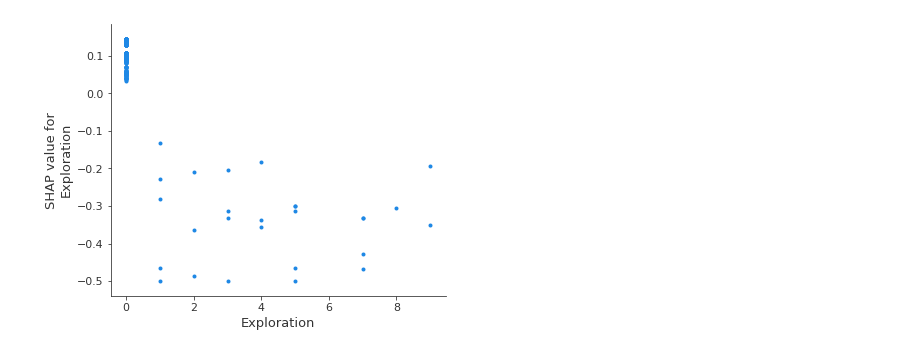
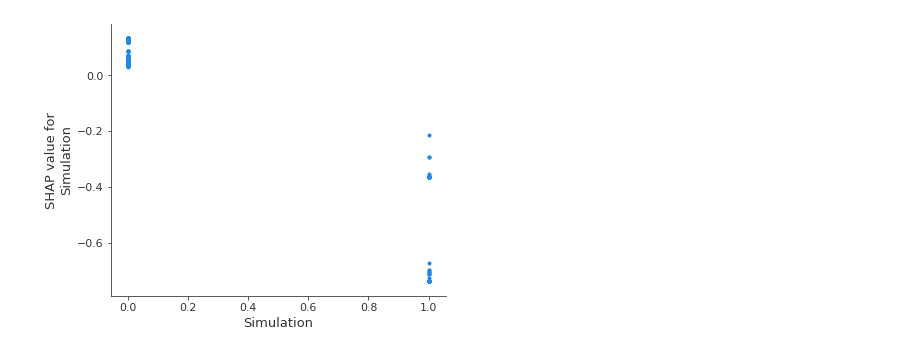
Before and after one commit to mcminnra/steam-game-recommender, a Jupyter notebook: recommendations_and_analysis.ipynb, the cells around one changed output. Saved outputs shown, nothing was run; the diff lists cells and outputs as text; code cells hidden in the pictures.

```diff
--- a/recommendations_and_analysis.ipynb
+++ b/recommendations_and_analysis.ipynb
@@ -68,4 +60,4 @@ shap.dependence_plot("Singleplayer", shap_values, X, interaction_index=None)
 # %%
-shap.dependence_plot("Exploration", shap_values, X, interaction_index=None)
+shap.dependence_plot("Simulation", shap_values, X, interaction_index=None)
 # %% [output]
-[figure, old version]
+[figure, new version]
```
Also changed, not shown: parts of 10 cells of this notebook, 1 other file.
